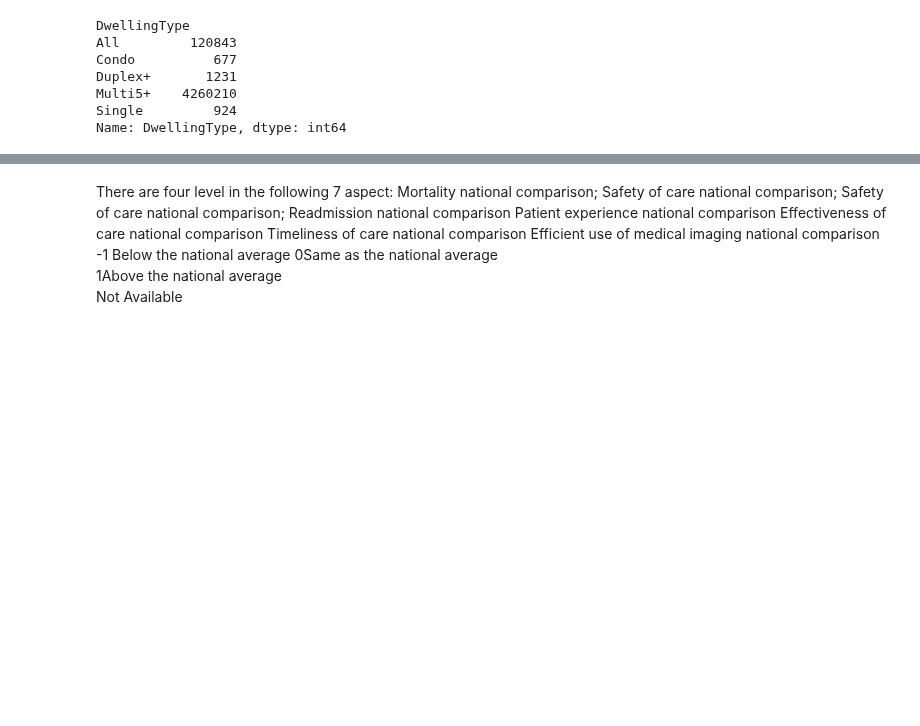
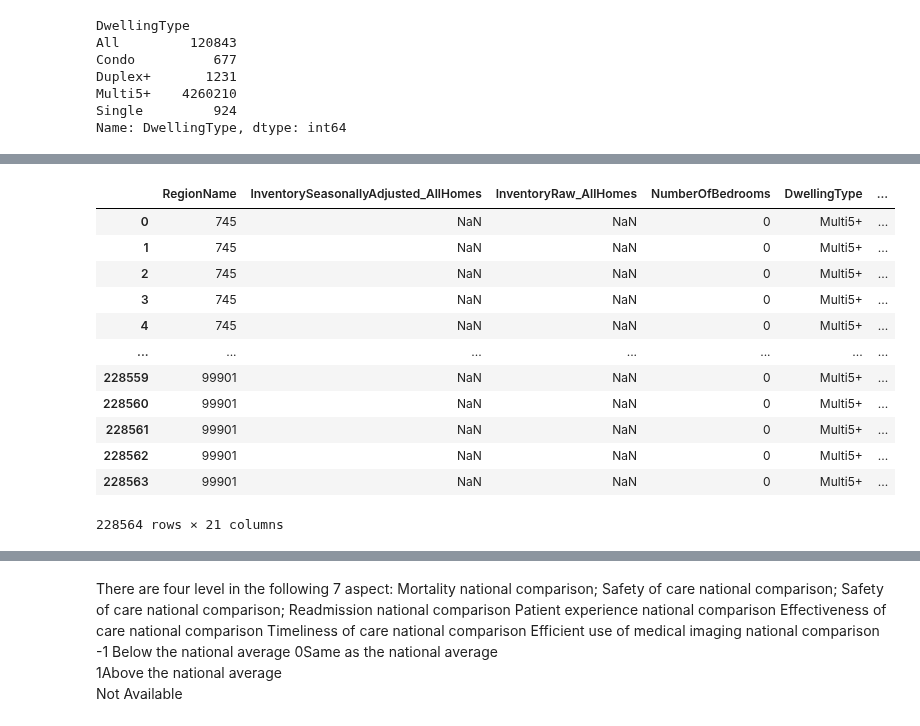
Before and after one commit to norgrenm/US_House_Price_Prediction, a Jupyter notebook: notebooks/DM-US_HousingData.ipynb, the cells around one changed output, grey strips where cells are left out. Drawn from its saved outputs; the diff is of its cells as text; code cells hidden in the pictures; blank space fills up the shorter version.

```diff
--- a/notebooks/DM-US_HousingData.ipynb
+++ b/notebooks/DM-US_HousingData.ipynb
@@ -845,0 +546,19 @@ zip_df.describe()
+# %%
+zipt = zip_df
+# %%
+zipt_df = pd.merge(zipt,a,how='right',on='RegionName')
+zipt_df
+# %% [output]
+|  | RegionName | InventorySeasonallyAdjusted_AllHomes | InventoryRaw_AllHomes | NumberOfBedrooms | DwellingType | ... |
+| 0 | 745 | NaN | NaN | 0 | Multi5+ | ... |
+| 1 | 745 | NaN | NaN | 0 | Multi5+ | ... |
+| 2 | 745 | NaN | NaN | 0 | Multi5+ | ... |
+| 3 | 745 | NaN | NaN | 0 | Multi5+ | ... |
+| 4 | 745 | NaN | NaN | 0 | Multi5+ | ... |
+| ... | ... | ... | ... | ... | ... | ... |
+| 228559 | 99901 | NaN | NaN | 0 | Multi5+ | ... |
+| 228560 | 99901 | NaN | NaN | 0 | Multi5+ | ... |
+| 228561 | 99901 | NaN | NaN | 0 | Multi5+ | ... |
+| 228562 | 99901 | NaN | NaN | 0 | Multi5+ | ... |
+| 228563 | 99901 | NaN | NaN | 0 | Multi5+ | ... |
+228564 rows × 21 columns
```
Also changed, not shown: parts of 74 cells of this notebook.
